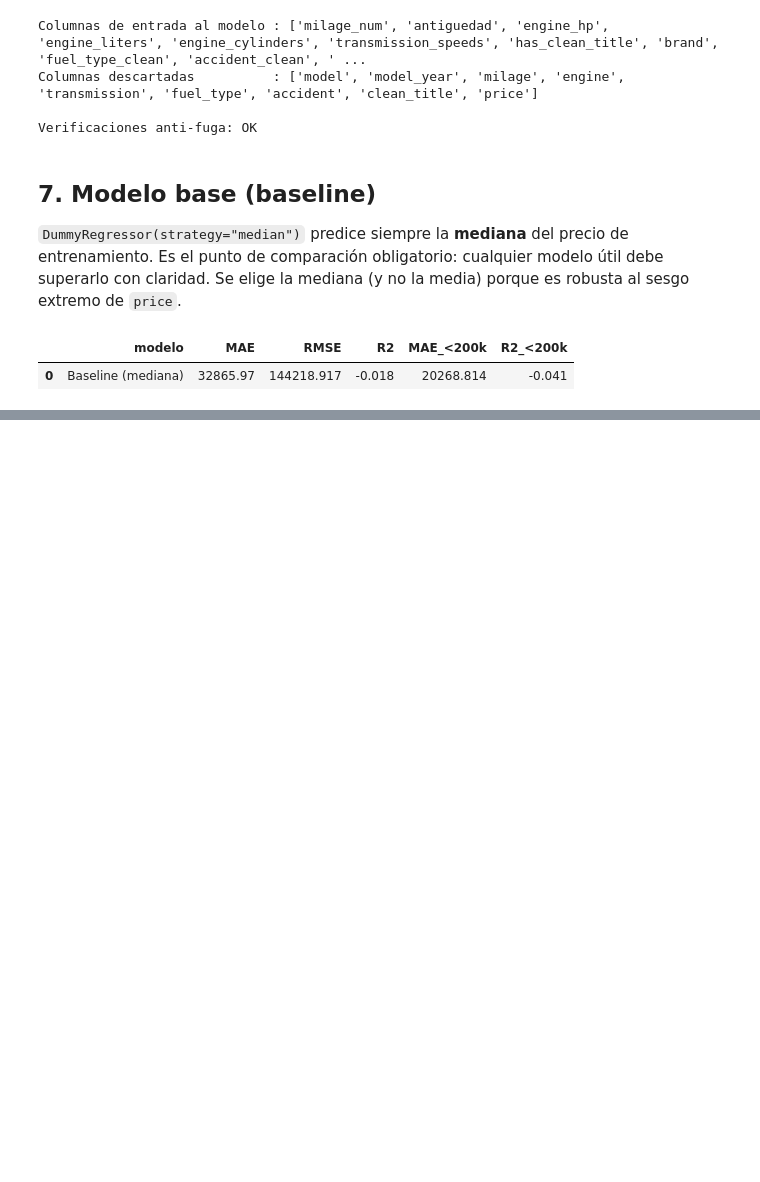
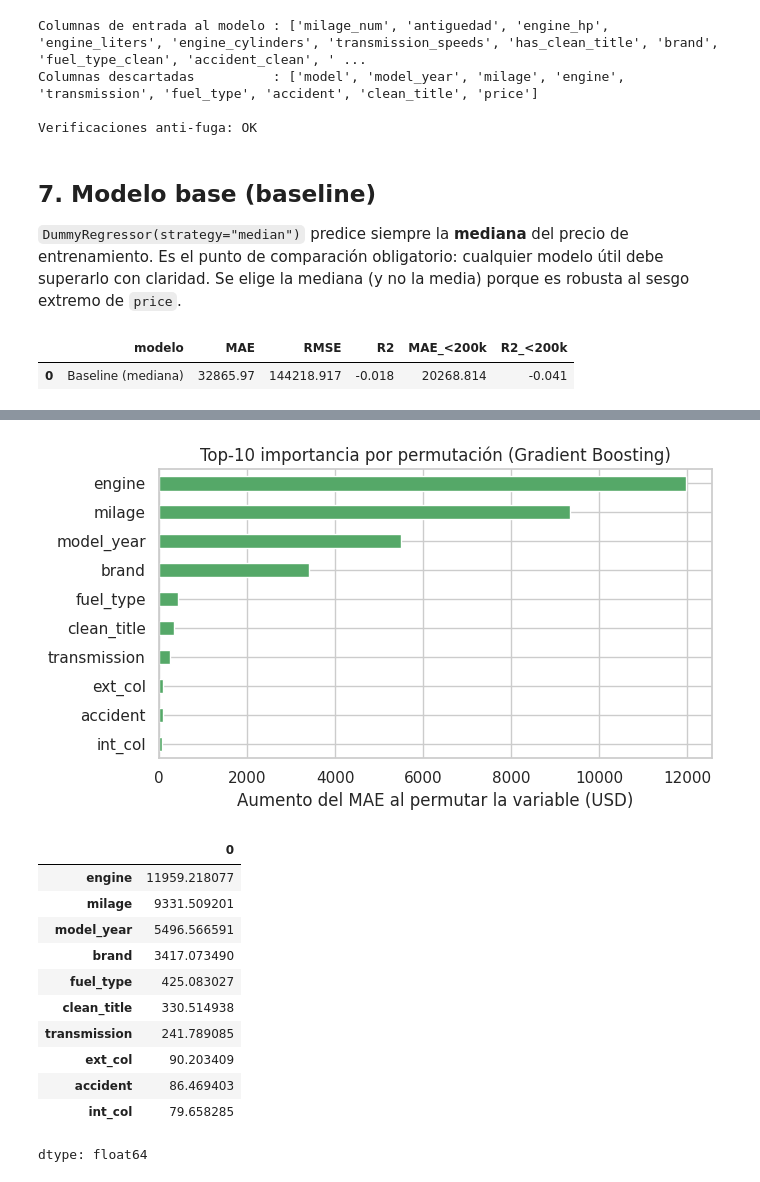
Before and after one commit to Jonathanmg1415/proyecto-modelos-simulacion, a Jupyter notebook: fase-1/notebook.ipynb, the cells around one changed output, grey strips where cells are left out. Cells and saved outputs as stored; diff of their text form; code cells hidden in the pictures; blank space fills up the shorter version.

```diff
--- a/fase-1/notebook.ipynb
+++ b/fase-1/notebook.ipynb
@@ -893,16 +691,0 @@ equivalente al del modelo de la sección 8.1.
-# %%
-pipeline_final = Pipeline([
-    ("features", feature_builder),
-    ("prep", preprocesador),
-    ("reg", RandomForestRegressor(n_estimators=200, min_samples_leaf=2,
-                                  random_state=RANDOM_STATE, n_jobs=-1)),
-])
-modelo_final = TransformedTargetRegressor(regressor=pipeline_final, func=np.log1p, inverse_func=np.expm1)
-modelo_final.fit(X_train, y_train)
-
-RUTA_MODELO = Path("modelo.joblib")
-if not Path("data").exists():          # ejecutado desde la raíz del repo
-    RUTA_MODELO = Path("fase-1/modelo.joblib")
-
-joblib.dump(modelo_final, RUTA_MODELO, compress=3)
-print(f"Modelo guardado en {RUTA_MODELO.resolve()}  ({RUTA_MODELO.stat().st_size/1e6:.1f} MB)")
@@ -949,0 +737,33 @@ El modelo recargado reproduce las predicciones del original: OK
+# %%
+from sklearn.inspection import permutation_importance
+
+perm = permutation_importance(
+    modelo_hgb, X_test, y_test,
+    scoring="neg_mean_absolute_error",
+    n_repeats=10, random_state=RANDOM_STATE, n_jobs=-1,
+)
+
+importancias = pd.Series(perm.importances_mean, index=X_test.columns).sort_values(ascending=False)
+
+fig, ax = plt.subplots(figsize=(7, 4))
+importancias.head(10).iloc[::-1].plot.barh(ax=ax, color="#55A868")
+ax.set_xlabel("Aumento del MAE al permutar la variable (USD)")
+ax.set_title("Top-10 importancia por permutación (Gradient Boosting)")
+plt.tight_layout()
+plt.show()
+
+importancias.head(10)
+# %% [output]
+[figure, added]
+|  | 0 |
+| engine | 11959.218077 |
+| milage | 9331.509201 |
+| model_year | 5496.566591 |
+| brand | 3417.073490 |
+| fuel_type | 425.083027 |
+| clean_title | 330.514938 |
+| transmission | 241.789085 |
+| ext_col | 90.203409 |
+| accident | 86.469403 |
+| int_col | 79.658285 |
+dtype: float64
```
Also changed, not shown: parts of 37 cells of this notebook.
